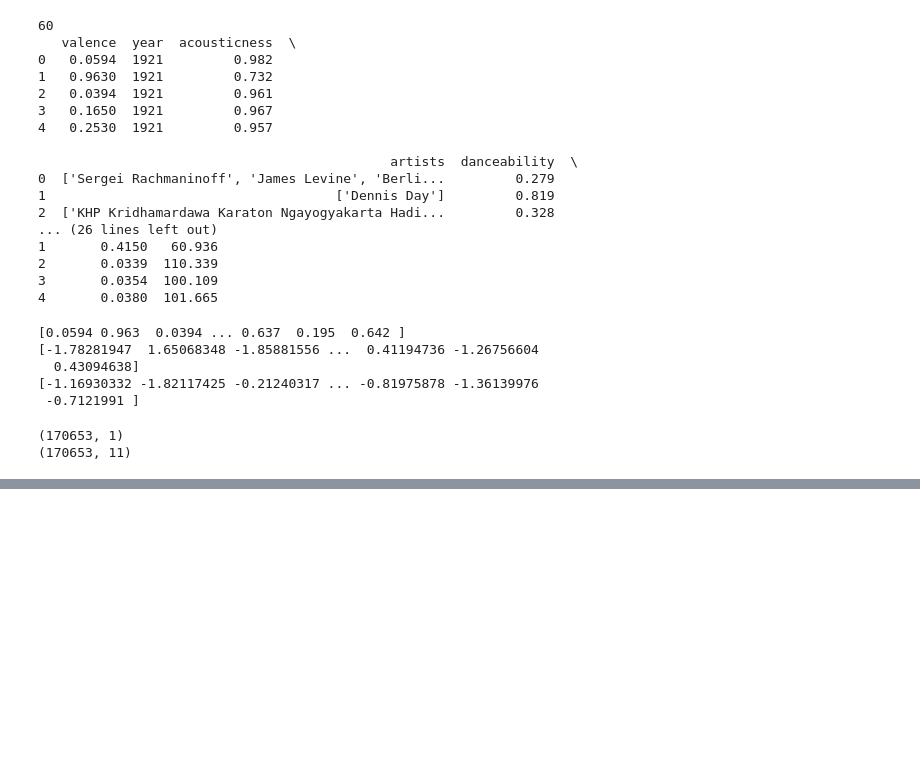
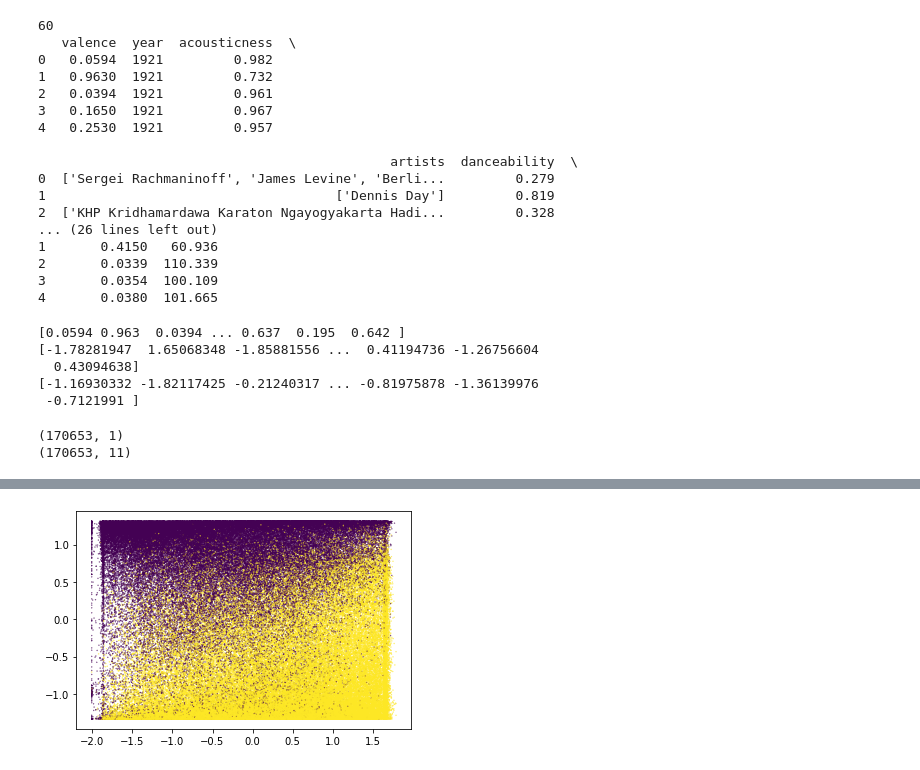
Before and after one commit to Sai-Krupakar/Spotify-Recommendation-System, a Jupyter notebook: Spotify_recommendation.ipynb, the cells around one changed output, grey strips where cells are left out. Drawn from its saved outputs; the diff is of its cells as text; code cells hidden in the pictures; blank space fills up the shorter version.

```diff
--- a/Spotify_recommendation.ipynb
+++ b/Spotify_recommendation.ipynb
@@ -133,0 +151,9 @@ print(kmeans.labels_[17700])
+# %%
+from fcmeans import FCM
+my_model = FCM(n_clusters=2)
+my_model.fit(FV)
+# %%
+plt.scatter(FV1,FV2,c=my_model.predict(FV),s = 0.1)
+plt.show()
+# %% [output]
+[figure, added]
```
Also changed, not shown: parts of 3 cells of this notebook.
